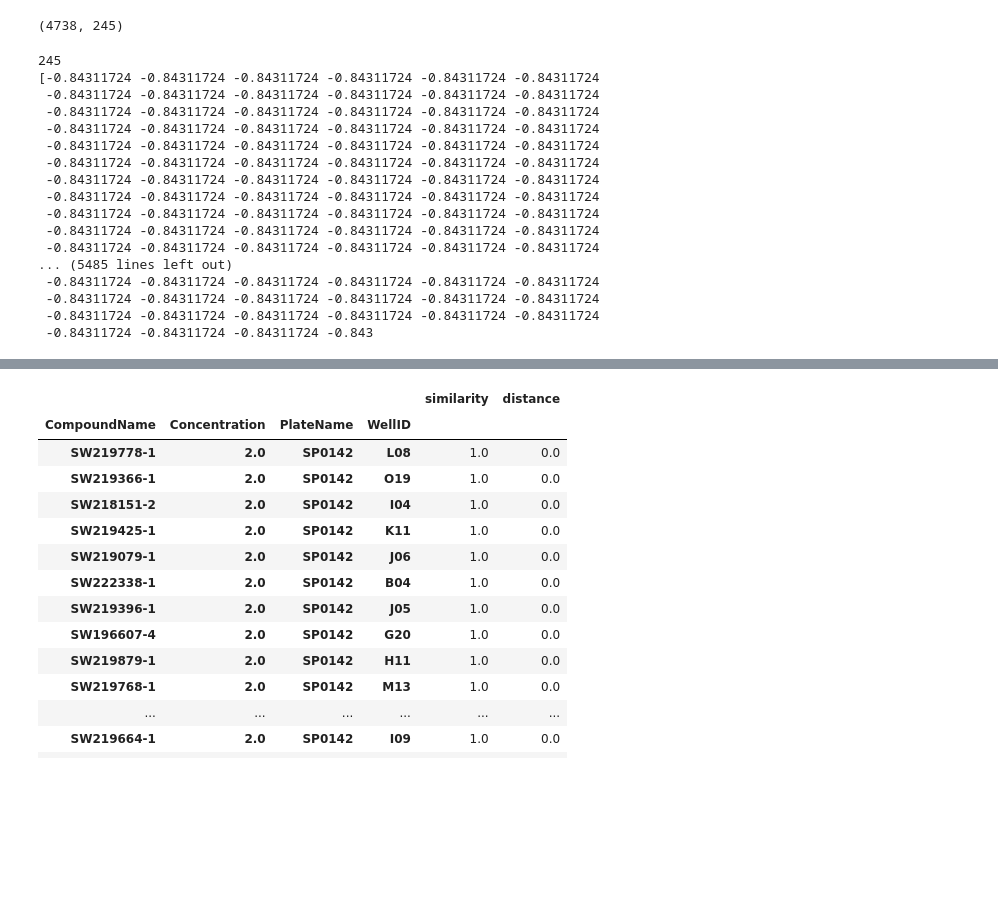
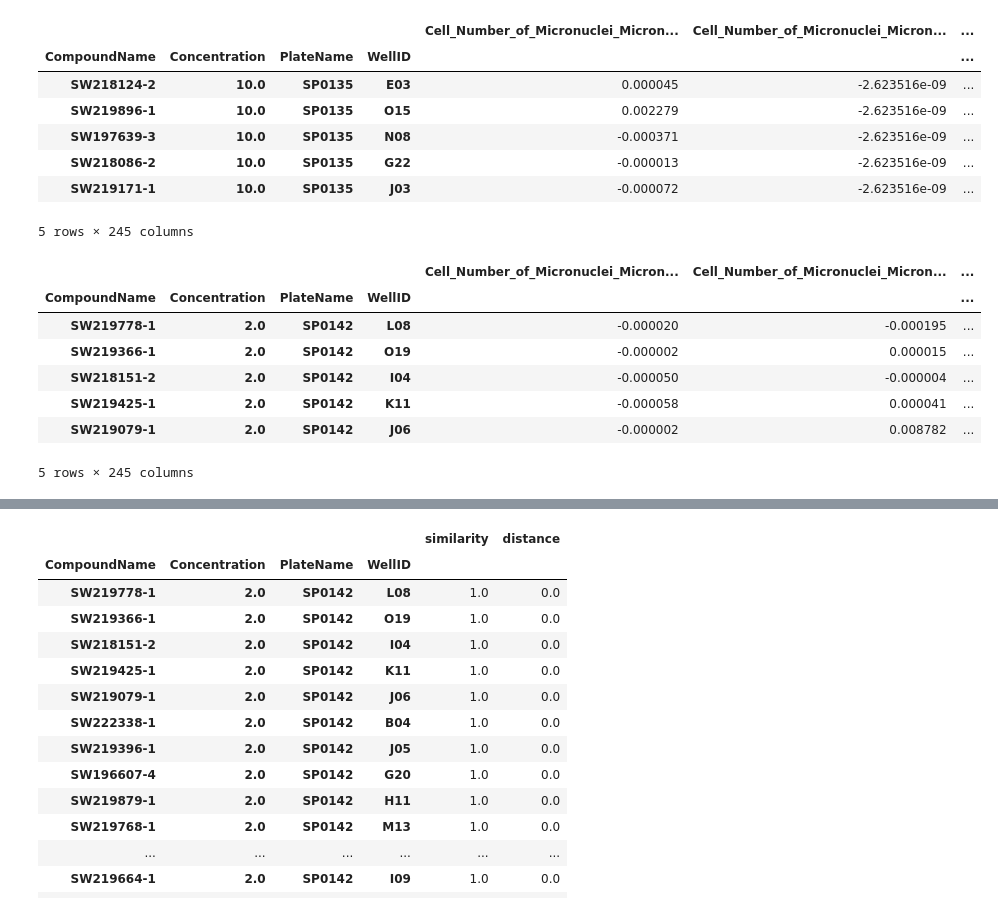
Before and after one commit to LokeyLab/FeatureReportGenerator, a Jupyter notebook: GenerateFeatReport_testing.ipynb, the cells around one changed output, grey strips where cells are left out. Drawn from its saved outputs; the diff is of its cells as text; code cells hidden in the pictures; blank space fills up the shorter version.

Commit message:
generated simlarities/distances but is that the feat report

```diff
--- a/GenerateFeatReport_testing.ipynb
+++ b/GenerateFeatReport_testing.ipynb
@@ -176,43 +221,32 @@ def testFingerprintPrcess(exp_df,ref_df):
 # %%
 allDF = pd.read_csv("data/AllReferenceExp_20191018_commonFeaturesOrder.csv",index_col=[0,1,2,3])
 testDF = pd.read_csv("data/SP0142_20171024_HeLa_10x_0_CP_histdiff_Concatenated.csv",index_col=[0,1,2,3])
 testDF = testDF.reindex(columns = allDF.columns)
 pd.__version__
 allDF.to_numpy().shape
+
+display(allDF.head(5))
+display(testDF.head(5))
 # %% [output]
+|  |  |  |  | Cell_Number_of_Micronuclei_Micron... | Cell_Number_of_Micronuclei_Micron... | ... |
+| CompoundName | Concentration | PlateName | WellID |  |  | ... |
+| SW218124-2 | 10.0 | SP0135 | E03 | 0.000045 | -2.623516e-09 | ... |
+| SW219896-1 | 10.0 | SP0135 | O15 | 0.002279 | -2.623516e-09 | ... |
+| SW197639-3 | 10.0 | SP0135 | N08 | -0.000371 | -2.623516e-09 | ... |
+| SW218086-2 | 10.0 | SP0135 | G22 | -0.000013 | -2.623516e-09 | ... |
+| SW219171-1 | 10.0 | SP0135 | J03 | -0.000072 | -2.623516e-09 | ... |
-(4738, 245)
+5 rows × 245 columns
+|  |  |  |  | Cell_Number_of_Micronuclei_Micron... | Cell_Number_of_Micronuclei_Micron... | ... |
+| CompoundName | Concentration | PlateName | WellID |  |  | ... |
+| SW219778-1 | 2.0 | SP0142 | L08 | -0.000020 | -0.000195 | ... |
+| SW219366-1 | 2.0 | SP0142 | O19 | -0.000002 | 0.000015 | ... |
+| SW218151-2 | 2.0 | SP0142 | I04 | -0.000050 | -0.000004 | ... |
+| SW219425-1 | 2.0 | SP0142 | K11 | -0.000058 | 0.000041 | ... |
+| SW219079-1 | 2.0 | SP0142 | J06 | -0.000002 | 0.008782 | ... |
+5 rows × 245 columns
 # %%
 # os.path.abspath('.')
 # os.chdir("../../../Scripts_AL/")
 # %%
 from scipy.spatial import distance as sp_distance
 from scipy import stats as sp_stats
-# %%
-testSig_comp = testDF.index[0]
-testSig = testDF.loc[testSig_comp]
-#print(testSig.to_numpy().shape[0])
-print(len(allDF.iloc[0].to_numpy()))
-# %timeit print(np.array([(sp_distance.correlation(testSig.to_numpy() , allDF.iloc[i].to_numpy()),\
-#                         sp_stats.pearsonr(testSig.to_numpy(), allDF.iloc[0].to_numpy()))\
-#                         for i in range(testSig.to_numpy().shape[0])]))
-
-%timeit print(numbaParallelCorrDistonRef(testSig.values, allDF.to_numpy())[0])#,\
-# sp_stats.pearsonr(testSig.values,allDF.to))
-# %% [output]
-245
-[-0.84311724 -0.84311724 -0.84311724 -0.84311724 -0.84311724 -0.84311724
- -0.84311724 -0.84311724 -0.84311724 -0.84311724 -0.84311724 -0.84311724
- -0.84311724 -0.84311724 -0.84311724 -0.84311724 -0.84311724 -0.84311724
- -0.84311724 -0.84311724 -0.84311724 -0.84311724 -0.84311724 -0.84311724
- -0.84311724 -0.84311724 -0.84311724 -0.84311724 -0.84311724 -0.84311724
- -0.84311724 -0.84311724 -0.84311724 -0.84311724 -0.84311724 -0.84311724
- -0.84311724 -0.84311724 -0.84311724 -0.84311724 -0.84311724 -0.84311724
- -0.84311724 -0.84311724 -0.84311724 -0.84311724 -0.84311724 -0.84311724
- -0.84311724 -0.84311724 -0.84311724 -0.84311724 -0.84311724 -0.84311724
- -0.84311724 -0.84311724 -0.84311724 -0.84311724 -0.84311724 -0.84311724
- -0.84311724 -0.84311724 -0.84311724 -0.84311724 -0.84311724 -0.84311724
-... (5485 lines left out)
- -0.84311724 -0.84311724 -0.84311724 -0.84311724 -0.84311724 -0.84311724
- -0.84311724 -0.84311724 -0.84311724 -0.84311724 -0.84311724 -0.84311724
- -0.84311724 -0.84311724 -0.84311724 -0.84311724 -0.84311724 -0.84311724
- -0.84311724 -0.84311724 -0.84311724 -0.843
```
Also changed, not shown: parts of 6 cells of this notebook, 2 other files.
